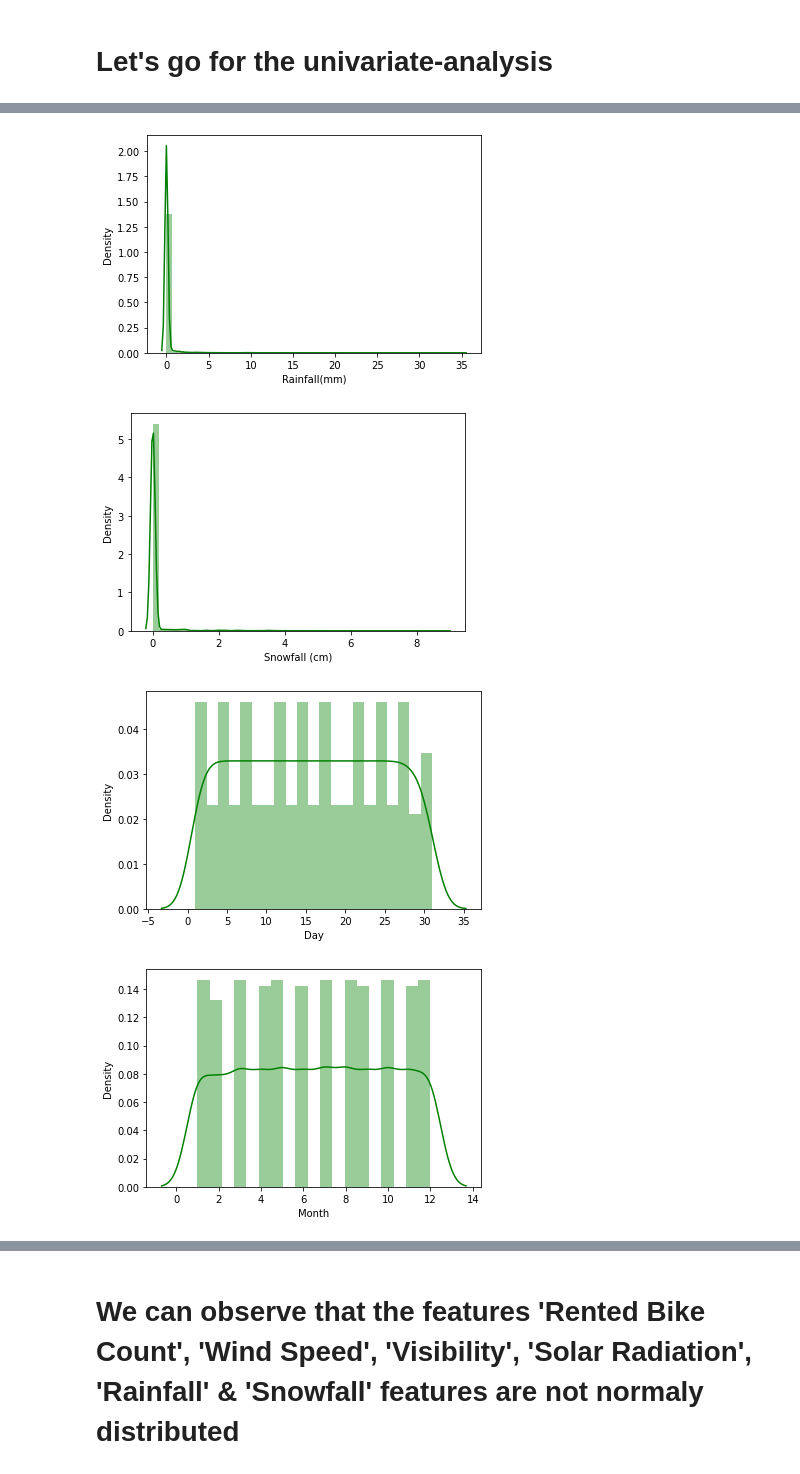
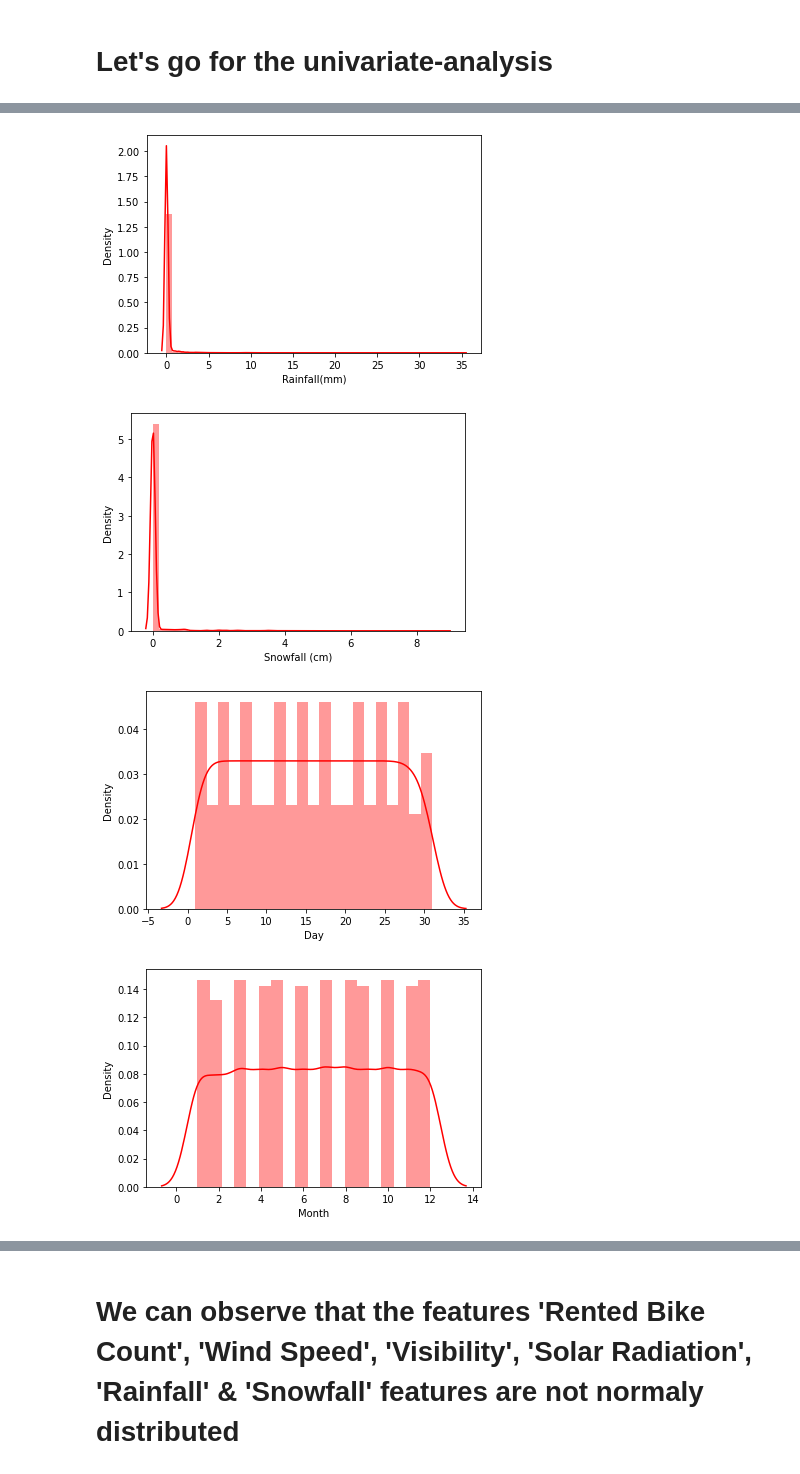
Before and after one commit to shyamsundar-v/Machine-Learning-Regression, a Jupyter notebook: Bike_Sharing_Demand_Prediction_Capstone_Project.ipynb, the cells around one changed output, grey strips where cells are left out. Saved outputs shown, nothing was run; the diff lists cells and outputs as text; code cells hidden in the pictures.

```diff
--- a/Bike_Sharing_Demand_Prediction_Capstone_Project.ipynb
+++ b/Bike_Sharing_Demand_Prediction_Capstone_Project.ipynb
@@ -181,6 +181,6 @@ df.describe()
 
 for col in df.columns:
     if df[col].dtype=='int64' or df[col].dtype=='float64':
-        sns.distplot(df[col],kde=True,color='g')
+        sns.distplot(df[col],kde=True,color='r')
         plt.show()
 # %% [output]
@@ -195,4 +195,4 @@ for col in df.columns:
-[figure, old version]
+[figure, new version]
-[figure, old version]
+[figure, new version]
-[figure, old version]
+[figure, new version]
-[figure, old version]
+[figure, new version]
```
Also changed, not shown: parts of 1 cell of this notebook.
